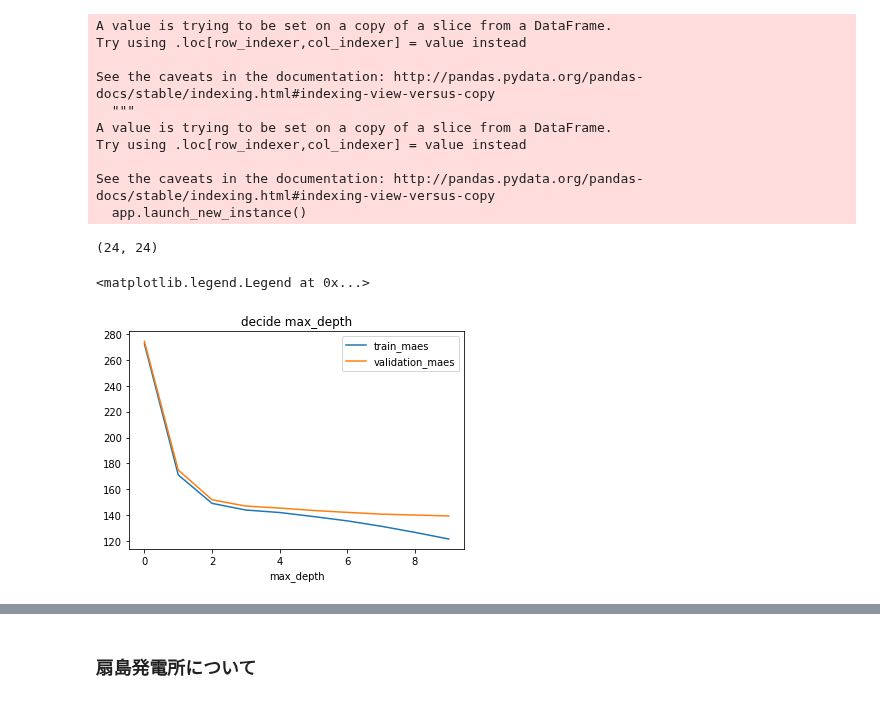
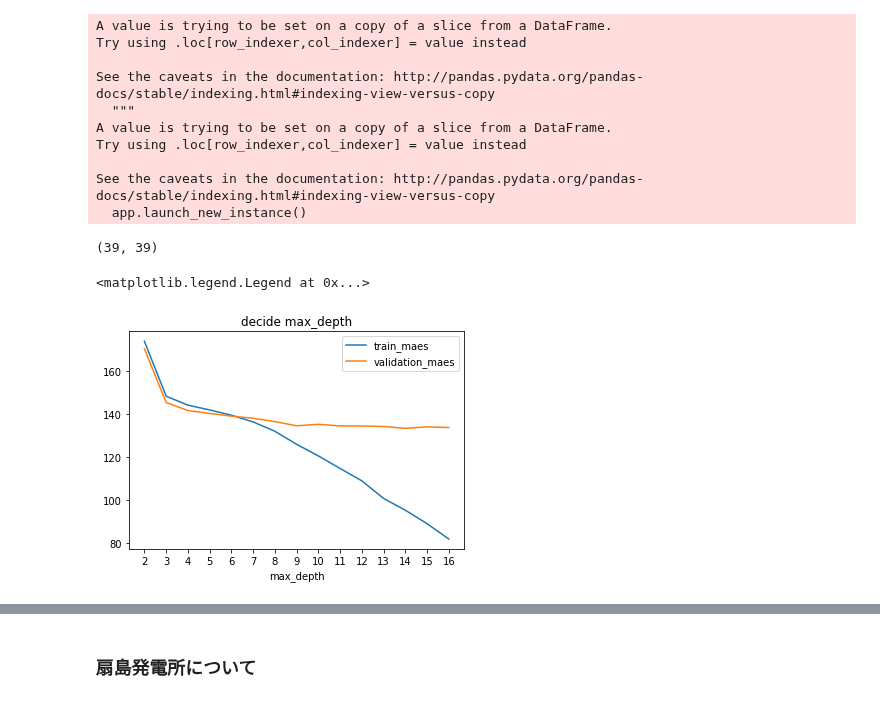
Before and after one commit to gciteam6/predict_amd, a Jupyter notebook: simple_blending.ipynb, the cells around one changed output, grey strips where cells are left out. Cells and saved outputs as stored; diff of their text form; code cells hidden in the pictures.

```diff
--- a/simple_blending.ipynb
+++ b/simple_blending.ipynb
@@ -100,6 +100,17 @@ def to_zero(prediction):
         all_mask = np.r_[all_mask, mask]
 
     return prediction * all_mask
+# %%
+def to_zero_df(train_prediction):
+    '''
+    発電しない時間帯を全て0にする
+    '''
+    for column in train_prediction.columns[1:]:
+        tmp = train_prediction[column]
+        tmp = np.array(tmp)
+        tmp = to_zero(tmp)
+        train_prediction[column] = tmp
+    return train_prediction
 # %%
 def minus_to_zero(x):
     if x < 0:
@@ -141,6 +152,9 @@ train_prediction['datetime'] = train_prediction['datetime'].map(lambda x : pd.to
 # いろんなモデルの予測値の集合(ほんちゃん)
 test_prediction = pd.read_csv("data/predicted_data/predict_SOLA0"+str(target_place)+".tsv", delimiter="\t")
 test_prediction['datetime'] = test_prediction['datetime'].map(lambda x : pd.to_datetime(x))
+# %%
+train_prediction = to_zero_df(train_prediction)
+test_prediction = to_zero_df(test_prediction)
 # %%
 # 月, 時間の情報を加える
 train_prediction = add_time_sincos(train_prediction)
@@ -148,7 +162,7 @@ test_prediction = add_time_sincos(test_prediction)
 # %%
 len(train_prediction.columns), len(test_prediction.columns)
 # %% [output]
-(24, 24)
+(39, 39)
 # %%
 t_s_datetime = train_prediction['datetime'][0]
 t_e_datetime = train_prediction['datetime'][len(train_prediction)-1]
@@ -169,8 +183,10 @@ X_train, X_val, Y_train, Y_val = train_test_split(X, Y, test_size=int((X.shape[0
 
 train_maes = []
 val_maes = []
-for i in range(10):
-    rf = RandomForestRegressor(n_estimators = 10, max_depth = i+1, max_features=max_features)
+n = 15
+n_start = 2
+for i in range(n):
+    rf = RandomForestRegressor(n_estimators = 10, max_depth = i+n_start, max_features=max_features)
     rf.fit(X_train, Y_train)
     Y_train_pred = rf.predict(X_train)
     Y_val_pred = rf.predict(X_val)
@@ -179,14 +195,15 @@ for i in range(10):
 #     print("train_mae : ", np.abs(Y_train_pred - Y_train).mean())
 #     print("val_mae : ", np.abs(Y_val_pred - Y_val).mean())
 # %%
-plt.plot(train_maes, label="train_maes")
-plt.plot(val_maes, label="validation_maes")
+plt.plot(train_maes[:], label="train_maes")
+plt.plot(val_maes[:], label="validation_maes")
+plt.xticks(np.arange(n), np.arange(n)+n_start)
 plt.xlabel("max_depth")
 plt.title("decide max_depth")
 plt.legend()
 # %% [output]
 <matplotlib.legend.Legend at 0x...>
-[figure, old version]
+[figure, new version]
 # %%
 # 交差検証
 t_maes = []
```
Also changed, not shown: parts of 18 cells of this notebook, 4 other files.
